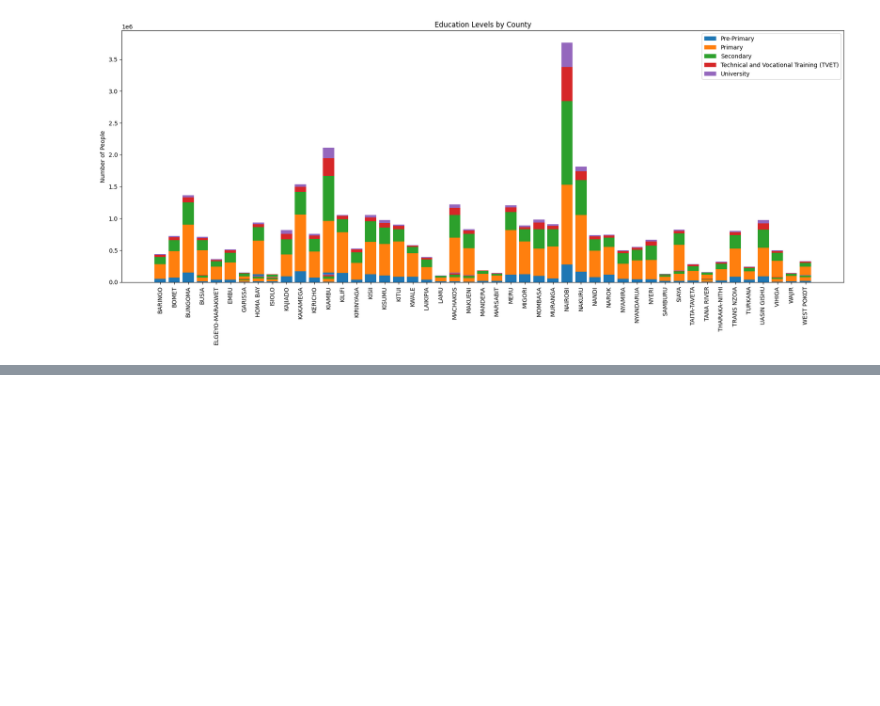
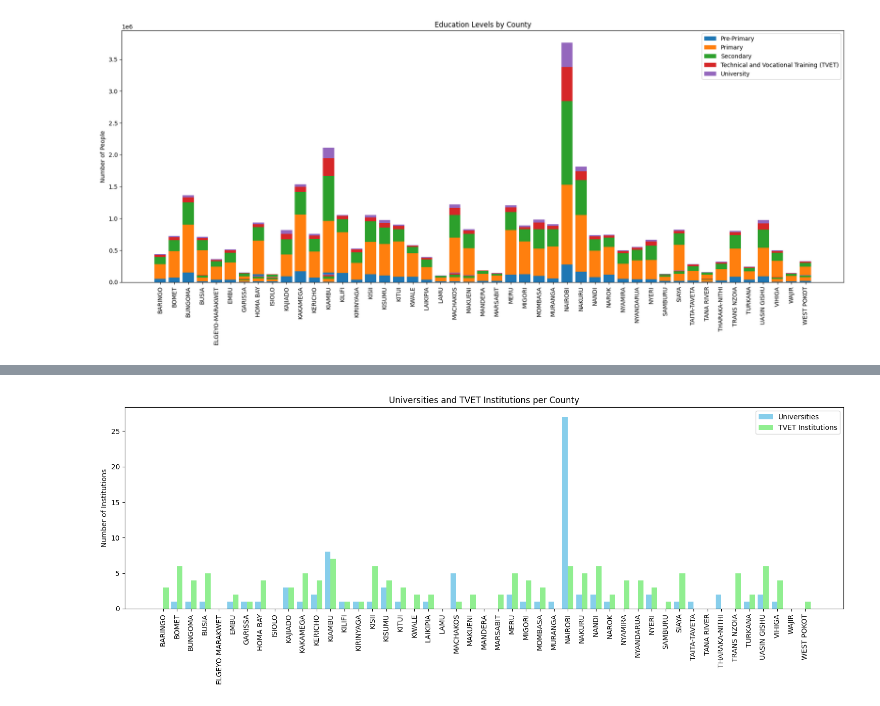
Before and after one commit to ChiriKamau/soma, a Jupyter notebook: notebooks/soma_v5.ipynb, the cells around one changed output, grey strips where cells are left out. Cells and saved outputs as stored; diff of their text form; code cells hidden in the pictures; blank space fills up the shorter version.

```diff
--- a/notebooks/soma_v5.ipynb
+++ b/notebooks/soma_v5.ipynb
@@ -97,12 +97,14 @@ NameError: name 'counties_list' is not defined
 # %%
 # Load
 df_univ, df_tvet = univ_tvet_acs(
     "https://raw.githubusercontent.com/ChiriKamau/soma/refs/heads/main/data/list_of_university.csv",
     "https://raw.githubusercontent.com/ChiriKamau/soma/refs/heads/main/data/TVET_Institutions_Clean.csv"
 )
 
 # Count per county
-univ_counts, tvet_counts = univ_tvet_ass(df_univ, df_tvet, counties_list)
+univ_counts, tvet_counts = univ_tvet_ass(df_univ, df_tvet)
 
 # Plot combined
 univ_tvet_add(univ_counts, tvet_counts)
+# %% [output]
+[figure, added]
```
Also changed, not shown: parts of 2 cells of this notebook.
